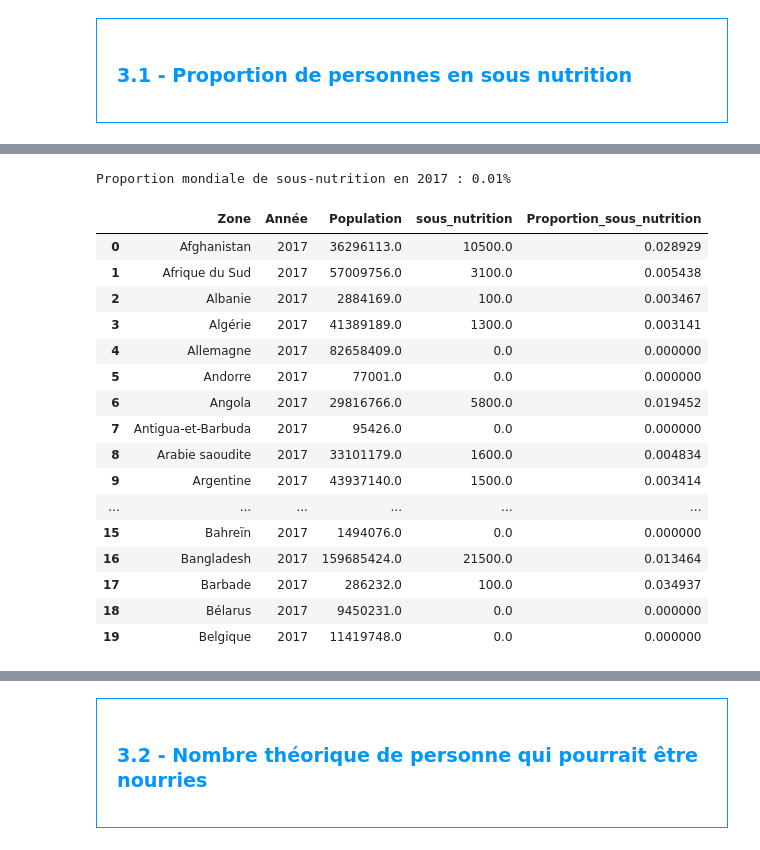
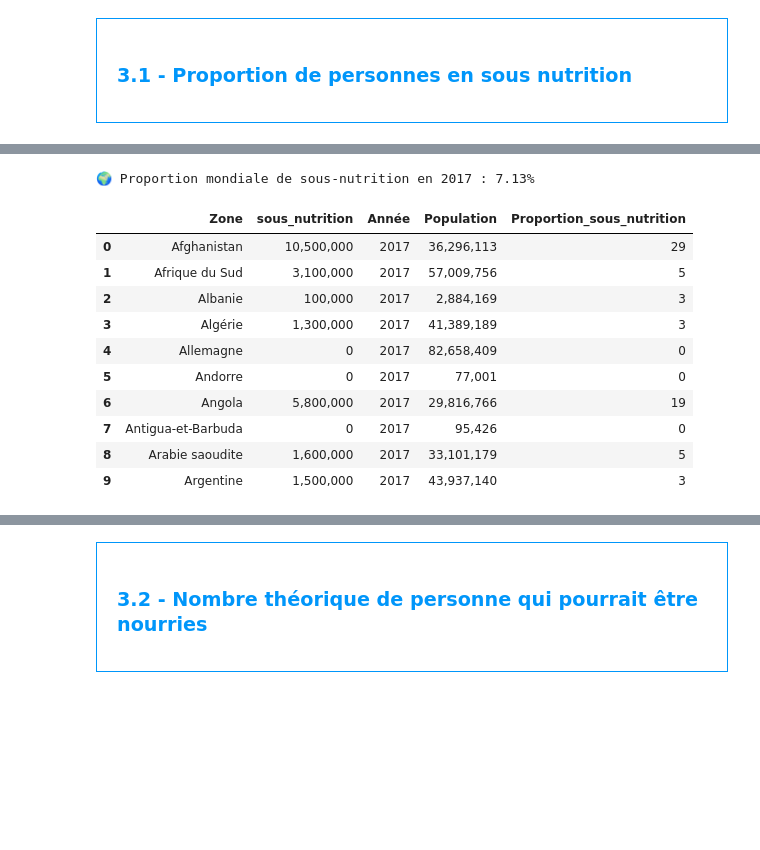
Before and after one commit to Stephane-OC/fao-project, a Jupyter notebook: Food_Security_Analysis_2013_2017.ipynb, the cells around one changed output, grey strips where cells are left out. Cells and saved outputs as stored; diff of their text form; code cells hidden in the pictures; blank space fills up the shorter version.

```diff
--- a/Food_Security_Analysis_2013_2017.ipynb
+++ b/Food_Security_Analysis_2013_2017.ipynb
@@ -410,7 +411,7 @@ display(sous_nutrition.head())
 sous_nutrition =sous_nutrition.rename(columns={"Valeur": "sous_nutrition"})
 # %%
 #Multiplication de la colonne sous_nutrition par 1000000
-sous_nutrition["sous_nutrition"] = sous_nutrition["sous_nutrition"] * 1000
+sous_nutrition["sous_nutrition"] = sous_nutrition["sous_nutrition"] * 1000000
 # %%
 #Afficher les 5 premières lignes de la table
 display(sous_nutrition.head())
@@ -429,12 +430,10 @@ display(sous_nutrition.head())
 #Il faut tout d'abord faire une jointure entre la table population et la table sous nutrition, en ciblant l'année 2017
 
 # Filtrer population 2017
-popu_2017 = population[population["Année"] == 2017]
+popu_2017 = population[population["Année"] == 2017][["Zone", "Année", "Population"]]
+sn_2017 = sous_nutrition[sous_nutrition["Année"] == "2016-2018"][["Zone", "sous_nutrition"]]
 
-# Filtrer sous_nutrition sur la période 2016-2018 (qui couvre 2017)
-sn_2017 = sous_nutrition[sous_nutrition["Année"] == "2016-2018"]
-
-# Merge sur la colonne Zone
 popu_nutri = pd.merge(sn_2017, popu_2017, on="Zone", how="inner")
+popu_nutri["Année"] = 2017
 # %%
 #Affichage du dataset
@@ -460,34 +448,27 @@ display(popu_nutri.head(20))
 # %%
 #Calcul et affichage du nombre de personnes en état de sous nutrition
 
-# Réorganisation des colonnes et renommage
-popu_nutri = popu_nutri[["Zone", "Année_y", "Population", "sous_nutrition"]].rename(columns={"Année_y": "Année"})
-
-# Calcul de la proportion par pays
+# Calcul de la proportion de sous-nutrition par pays
 popu_nutri["Proportion_sous_nutrition"] = (popu_nutri["sous_nutrition"] / popu_nutri["Population"]) * 100
 
 # Calcul de la proportion mondiale
-prop_mondiale = popu_nutri["sous_nutrition"].sum() / popu_nutri["Population"].sum() * 100
+prop_mondiale = (popu_nutri["sous_nutrition"].sum() / popu_nutri["Population"].sum()) * 100
 
-# Affichage du résultat
-print("Proportion mondiale de sous-nutrition en 2017 : {:.2f}%".format(prop_mondiale))
-display(popu_nutri.head(20))
+# Formatage du pourcentage
+popu_nutri["Proportion_sous_nutrition"] = popu_nutri["Proportion_sous_nutrition"].round(2)
+print(f"🌍 Proportion mondiale de sous-nutrition en 2017 : {prop_mondiale:.2f}%")
+
+display(popu_nutri.head(10))
 # %% [output]
-Proportion mondiale de sous-nutrition en 2017 : 0.01%
+🌍 Proportion mondiale de sous-nutrition en 2017 : 7.13%
-|  | Zone | Année | Population | sous_nutrition | Proportion_sous_nutrition |
-| 0 | Afghanistan | 2017 | 36296113.0 | 10500.0 | 0.028929 |
-| 1 | Afrique du Sud | 2017 | 57009756.0 | 3100.0 | 0.005438 |
-| 2 | Albanie | 2017 | 2884169.0 | 100.0 | 0.003467 |
-| 3 | Algérie | 2017 | 41389189.0 | 1300.0 | 0.003141 |
-| 4 | Allemagne | 2017 | 82658409.0 | 0.0 | 0.000000 |
-| 5 | Andorre | 2017 | 77001.0 | 0.0 | 0.000000 |
-| 6 | Angola | 2017 | 29816766.0 | 5800.0 | 0.019452 |
-| 7 | Antigua-et-Barbuda | 2017 | 95426.0 | 0.0 | 0.000000 |
-| 8 | Arabie saoudite | 2017 | 33101179.0 | 1600.0 | 0.004834 |
-| 9 | Argentine | 2017 | 43937140.0 | 1500.0 | 0.003414 |
-| ... | ... | ... | ... | ... | ... |
-| 15 | Bahreïn | 2017 | 1494076.0 | 0.0 | 0.000000 |
-| 16 | Bangladesh | 2017 | 159685424.0 | 21500.0 | 0.013464 |
-| 17 | Barbade | 2017 | 286232.0 | 100.0 | 0.034937 |
-| 18 | Bélarus | 2017 | 9450231.0 | 0.0 | 0.000000 |
-| 19 | Belgique | 2017 | 11419748.0 | 0.0 | 0.000000 |
+|  | Zone | sous_nutrition | Année | Population | Proportion_sous_nutrition |
+| 0 | Afghanistan | 10,500,000 | 2017 | 36,296,113 | 29 |
+| 1 | Afrique du Sud | 3,100,000 | 2017 | 57,009,756 | 5 |
+| 2 | Albanie | 100,000 | 2017 | 2,884,169 | 3 |
+| 3 | Algérie | 1,300,000 | 2017 | 41,389,189 | 3 |
+| 4 | Allemagne | 0 | 2017 | 82,658,409 | 0 |
+| 5 | Andorre | 0 | 2017 | 77,001 | 0 |
+| 6 | Angola | 5,800,000 | 2017 | 29,816,766 | 19 |
+| 7 | Antigua-et-Barbuda | 0 | 2017 | 95,426 | 0 |
+| 8 | Arabie saoudite | 1,600,000 | 2017 | 33,101,179 | 5 |
+| 9 | Argentine | 1,500,000 | 2017 | 43,937,140 | 3 |
```
Also changed, not shown: parts of 36 cells of this notebook, 1 other file.
